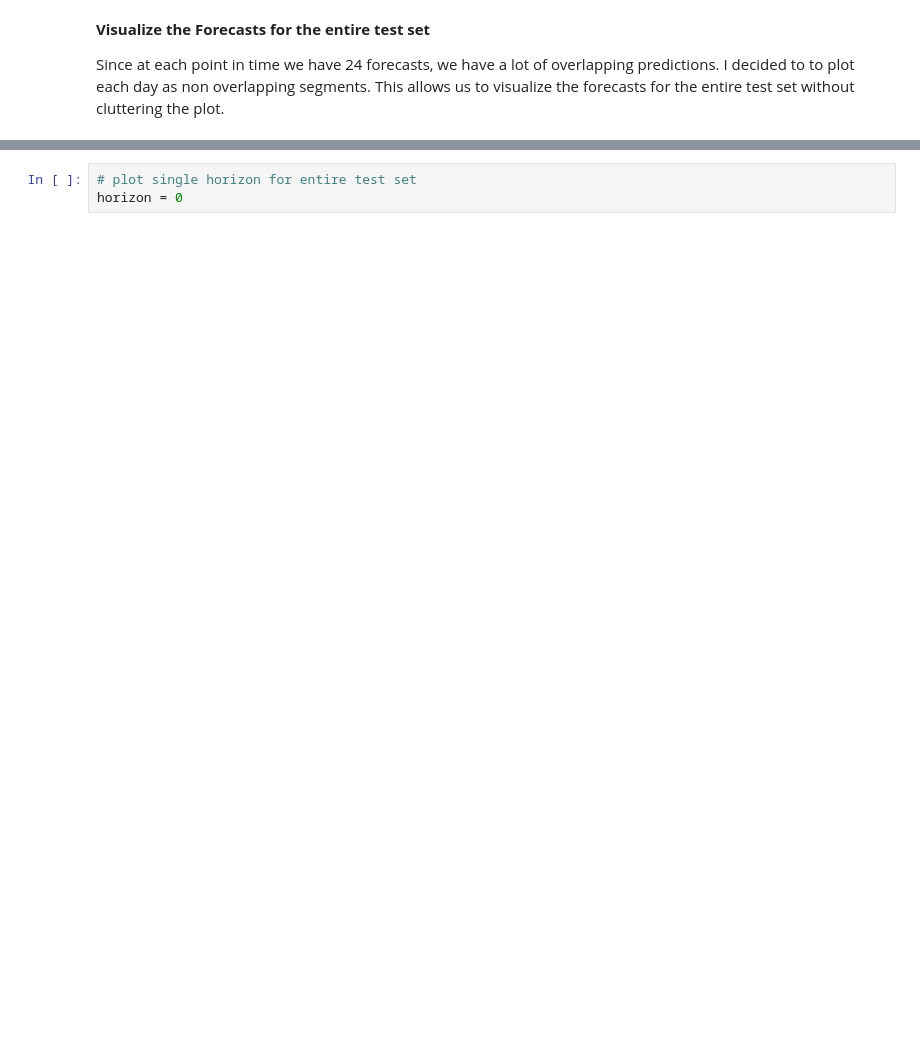
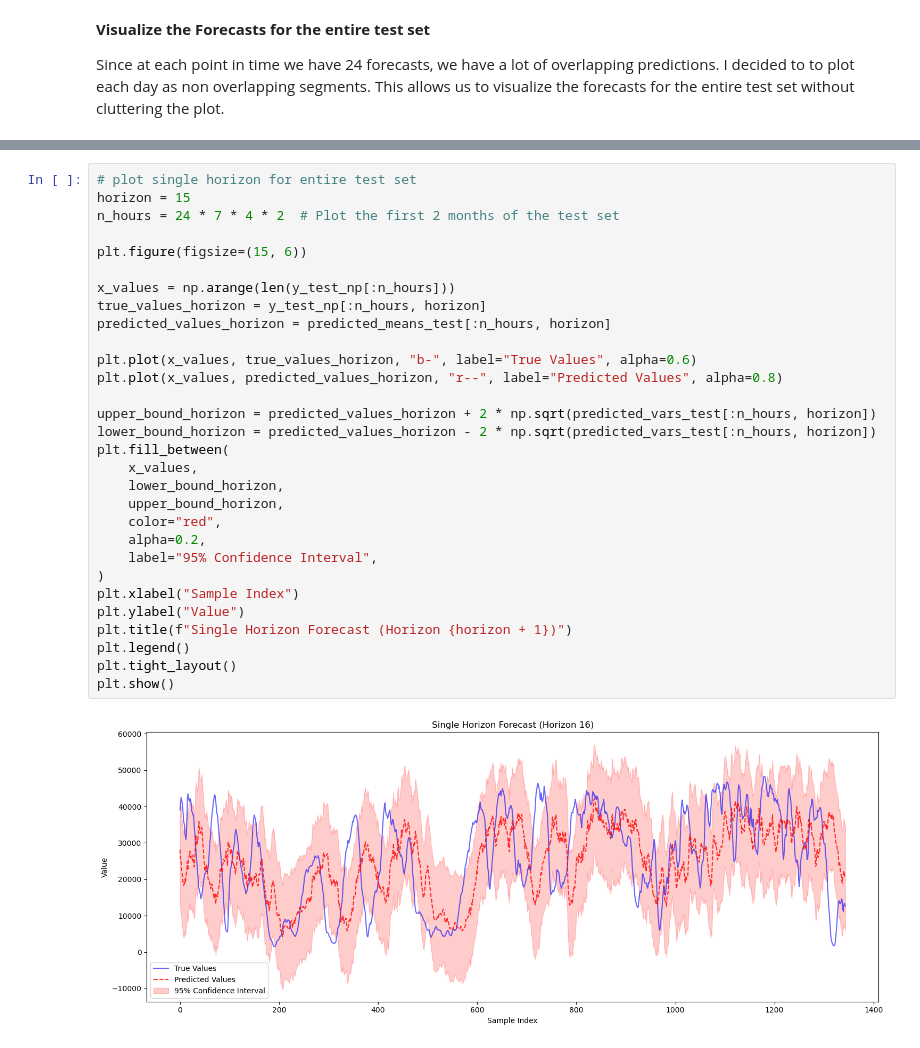
Before and after one commit to timoluebbing/WindPowerForecasting, a Jupyter notebook: experiments/tutorial.ipynb, the cells around one changed output, grey strips where cells are left out. Saved outputs shown, nothing was run; the diff lists cells and outputs as text; blank space fills up the shorter version.

```diff
--- a/experiments/tutorial.ipynb
+++ b/experiments/tutorial.ipynb
@@ -789,3 +808,32 @@ plt.show()
 # %%
 # plot single horizon for entire test set
-horizon = 0
+horizon = 15
+n_hours = 24 * 7 * 4 * 2  # Plot the first 2 months of the test set
+
+plt.figure(figsize=(15, 6))
+
+x_values = np.arange(len(y_test_np[:n_hours]))
+true_values_horizon = y_test_np[:n_hours, horizon]
+predicted_values_horizon = predicted_means_test[:n_hours, horizon]
+
+plt.plot(x_values, true_values_horizon, "b-", label="True Values", alpha=0.6)
+plt.plot(x_values, predicted_values_horizon, "r--", label="Predicted Values", alpha=0.8)
+
+upper_bound_horizon = predicted_values_horizon + 2 * np.sqrt(predicted_vars_test[:n_hours, horizon])
+lower_bound_horizon = predicted_values_horizon - 2 * np.sqrt(predicted_vars_test[:n_hours, horizon])
+plt.fill_between(
+    x_values,
+    lower_bound_horizon,
+    upper_bound_horizon,
+    color="red",
+    alpha=0.2,
+    label="95% Confidence Interval",
+)
+plt.xlabel("Sample Index")
+plt.ylabel("Value")
+plt.title(f"Single Horizon Forecast (Horizon {horizon + 1})")
+plt.legend()
+plt.tight_layout()
+plt.show()
+# %% [output]
+[figure, added]
```
Also changed, not shown: parts of 8 cells of this notebook.
